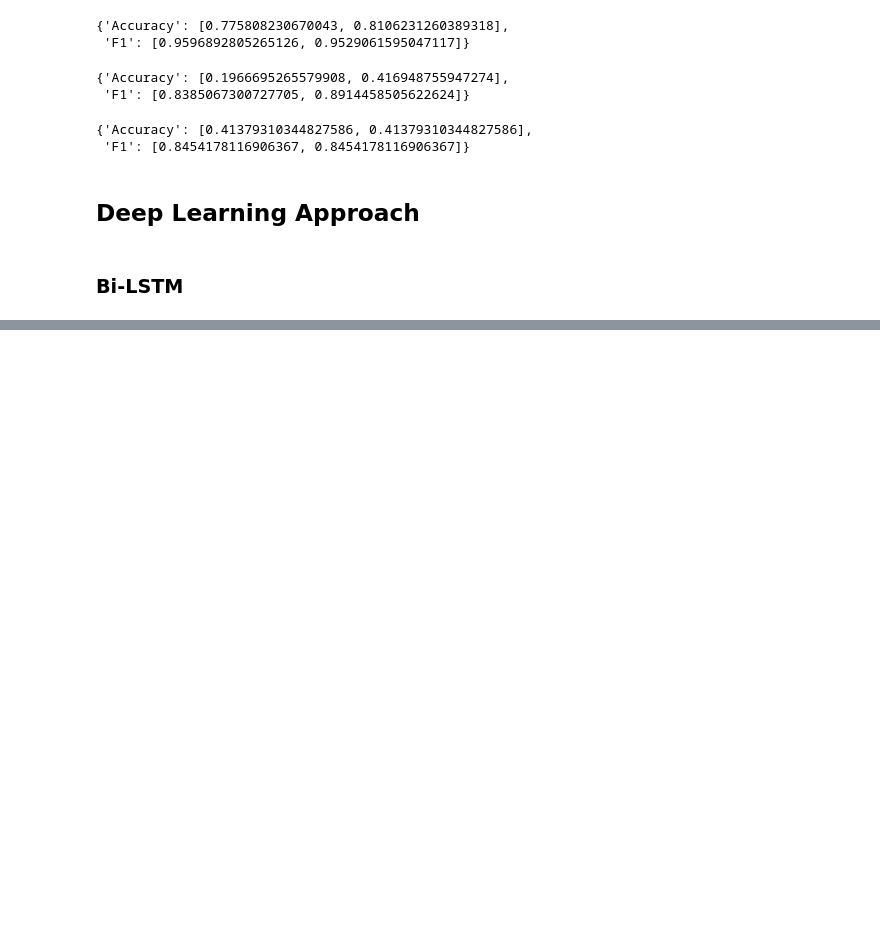
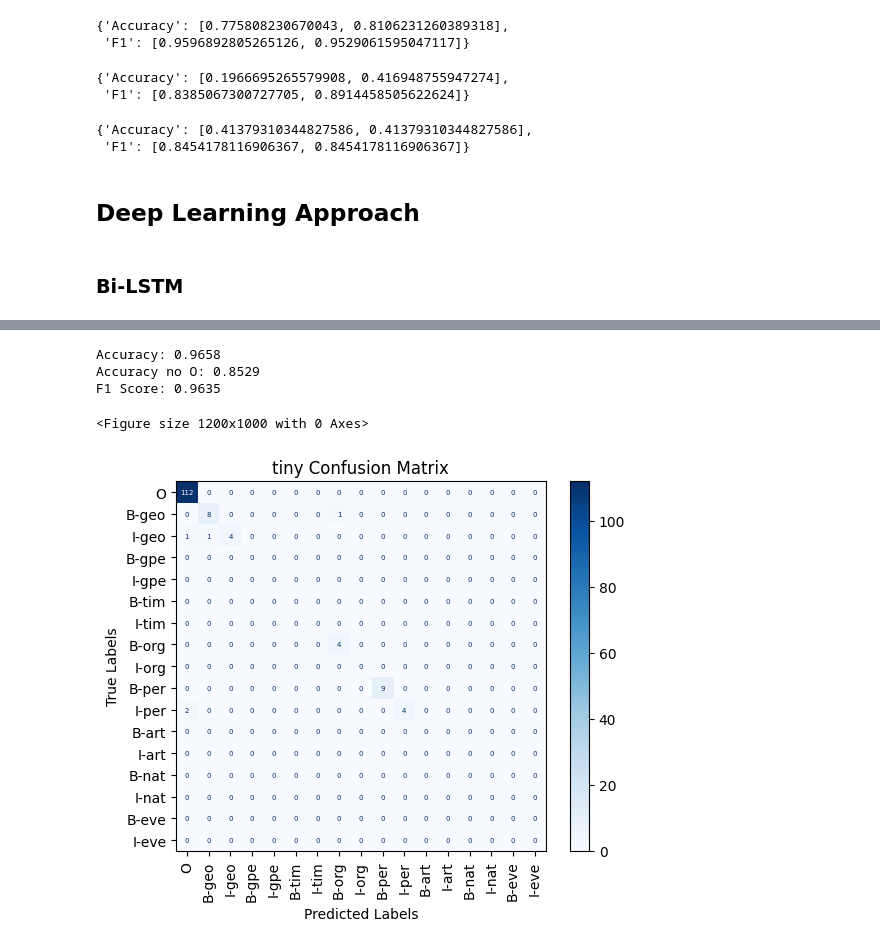
Before and after one commit to 45truc/NER_task, a Jupyter notebook: reproduce_results.ipynb, the cells around one changed output, grey strips where cells are left out. Saved outputs shown, nothing was run; the diff lists cells and outputs as text; code cells hidden in the pictures; blank space fills up the shorter version.

Commit message:
added the part for transformers

```diff
--- a/reproduce_results.ipynb
+++ b/reproduce_results.ipynb
@@ -259,0 +350,15 @@ plot_confusion_matrix_bilstm(y_tiny_test, preds, tt_idx2tag, save=True)
+# %%
+# get the data
+import pandas as pd
+
+tiny = pd.read_csv("/content/drive/MyDrive/nlp/ner/tiny_test.csv")
+tiny_dataset, tiny_wordids = format_data(tiny, save_wordid=True)
+# %%
+from transformers import AutoTokenizer, AutoModelForTokenClassification
+import torch
+
+#!cp -r /content/drive/MyDrive/nlp/ner/bert-finetuned-ner4_v3 .
+model_path = "/content/drive/MyDrive/nlp/ner/bert-finetuned-ner4_v3/checkpoint-1800"
+model = AutoModelForTokenClassification.from_pretrained(model_path)
+device = torch.device('cuda') if torch.cuda.is_available() else torch.device('cpu')
+model.to(device)
@@ -259,0 +383,23 @@ plot_confusion_matrix_bilstm(y_tiny_test, preds, tt_idx2tag, save=True)
+# %%
+def predict(model, dataset, wordids):
+    batch = data_collator(dataset)
+    batch = {k: v.to(device) for k, v in batch.items()}
+
+    model.eval()
+    with torch.no_grad():
+        outputs = model(**batch)
+    logits = outputs.logits
+    predicted_token_classes = torch.argmax(logits, dim=-1).cpu().numpy()
+
+    predicted_labels_batch = []
+    for predicted_token_classes_per_sentence in predicted_token_classes:
+        predicted_labels = [model.config.id2label[id] for id in predicted_token_classes_per_sentence]
+        predicted_labels_batch.append(predicted_labels)
+
+    # Reconstruct the correct labels with the original words based on word_ids
+    preds = [[predicted_labels_batch[j][i] for i in range(1, len(wordids[j]))
+            if wordids[j][i] != None and wordids[j][i] != wordids[j][i-1]]
+            for j in range(len(wordids))]
+    return preds
+# %%
+preds = predict(model, tiny_dataset, tiny_wordids)
@@ -259,0 +455,8 @@ plot_confusion_matrix_bilstm(y_tiny_test, preds, tt_idx2tag, save=True)
+# %%
+print_scores(tiny, preds, "tiny")
+# %% [output]
+Accuracy: 0.9658
+Accuracy no O: 0.8529
+F1 Score: 0.9635
+<Figure size 1200x1000 with 0 Axes>
+[figure, added]
```
Also changed, not shown: parts of 6 cells of this notebook, 2 other files.
